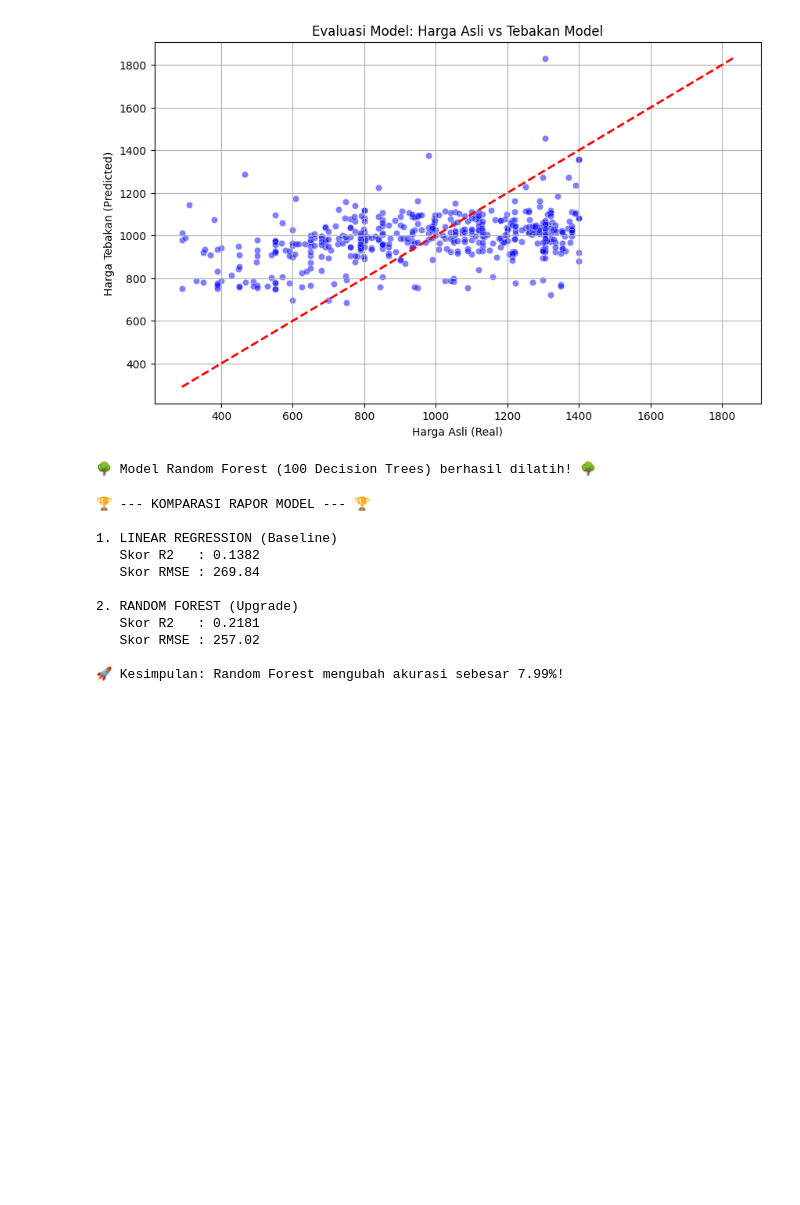
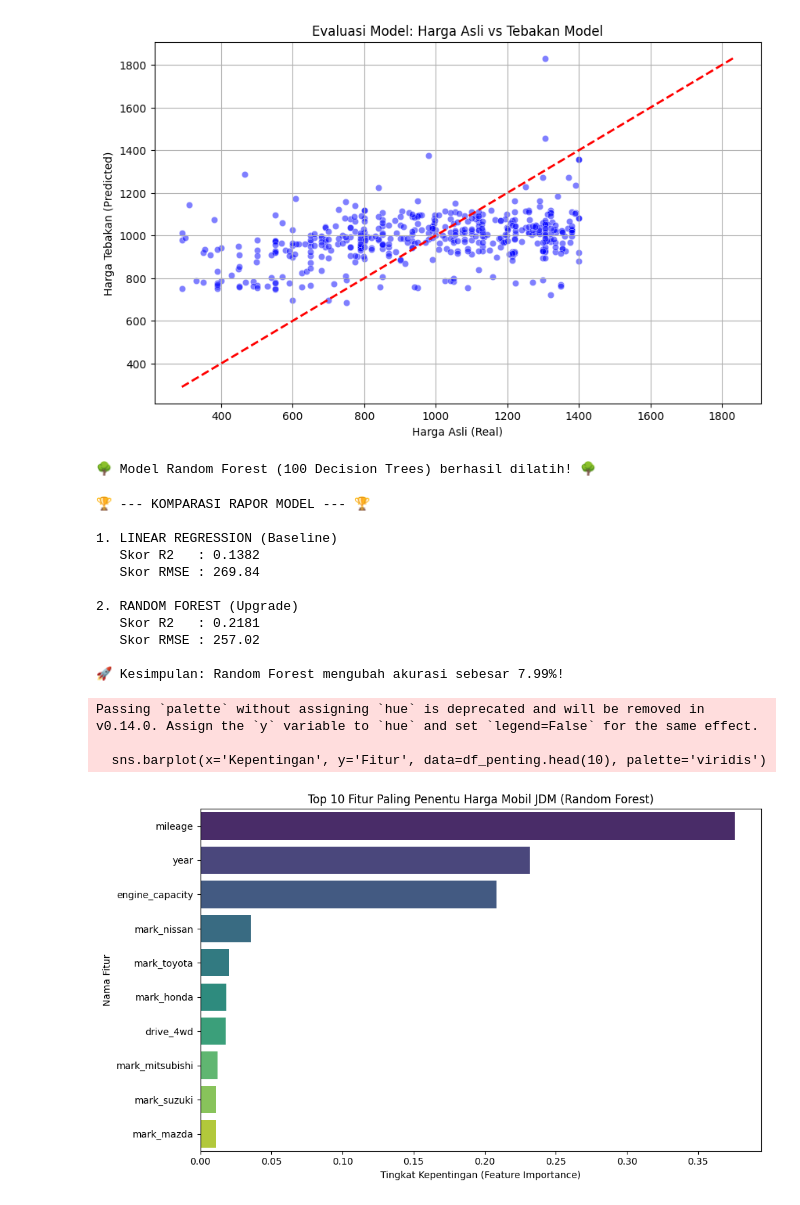
Before and after one commit to zippynx/ml-journey, a Jupyter notebook: 02-Supervised-Learning/model_regresi.ipynb, the cells around one changed output. Saved outputs shown, nothing was run; the diff lists cells and outputs as text; code cells hidden in the pictures; blank space fills up the shorter version.

Commit message:
feat(day12): extract and visualize feature importance from Random Forest model

```diff
--- a/02-Supervised-Learning/model_regresi.ipynb
+++ b/02-Supervised-Learning/model_regresi.ipynb
@@ -169,3 +169,34 @@ print(f"🚀 Kesimpulan: Random Forest mengubah akurasi sebesar {peningkatan_r2:
    Skor RMSE : 257.02
 
 🚀 Kesimpulan: Random Forest mengubah akurasi sebesar 7.99%!
+# %%
+import matplotlib.pyplot as plt
+import seaborn as sns
+import pandas as pd
+
+# 1. Mengambil skor tingkat kepentingan fitur dari model Random Forest
+skor_penting = model_rf.feature_importances_
+
+# 2. Membuat DataFrame untuk menggabungkan skor dengan nama fiturnya
+df_penting = pd.DataFrame({
+    'Fitur': X_train.columns,
+    'Kepentingan': skor_penting
+})
+
+# 3. Mengurutkan data dari yang paling penting (tertinggi) ke terendah
+df_penting = df_penting.sort_values(by='Kepentingan', ascending=False)
+
+# 4. Visualisasi Top 10 Fitur Paling Berpengaruh menggunakan Bar Chart
+plt.figure(figsize=(10, 6))
+sns.barplot(x='Kepentingan', y='Fitur', data=df_penting.head(10), palette='viridis')
+
+plt.title('Top 10 Fitur Paling Penentu Harga Mobil JDM (Random Forest)')
+plt.xlabel('Tingkat Kepentingan (Feature Importance)')
+plt.ylabel('Nama Fitur')
+plt.tight_layout()
+plt.show()
+# %% [output]
+Passing `palette` without assigning `hue` is deprecated and will be removed in v0.14.0. Assign the `y` variable to `hue` and set `legend=False` for the same effect.
+
+  sns.barplot(x='Kepentingan', y='Fitur', data=df_penting.head(10), palette='viridis')
+[figure, added]
```
